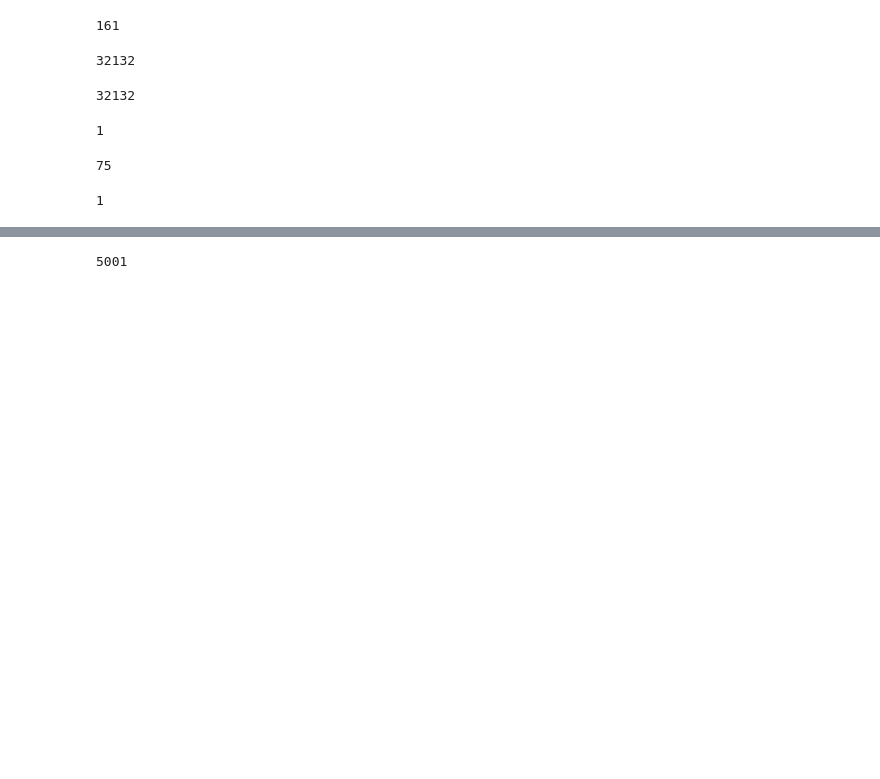
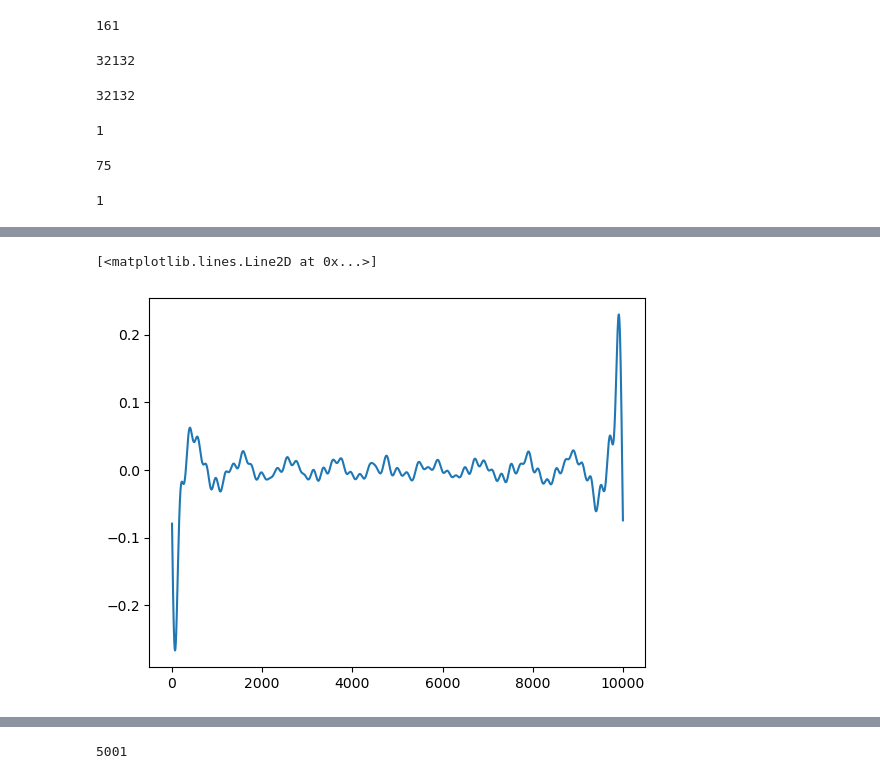
Before and after one commit to doppelgenkan/mymodules, a Jupyter notebook: new_bpfilter_try.ipynb, the cells around one changed output, grey strips where cells are left out. Drawn from its saved outputs; the diff is of its cells as text; code cells hidden in the pictures; blank space fills up the shorter version.

```diff
--- a/new_bpfilter_try.ipynb
+++ b/new_bpfilter_try.ipynb
@@ -226,0 +266,6 @@ x = np.array([i/1000+1 for i in range(10000)])
+# %%
+bpx1 = bpfilter(x, 1, 5)
+plt.plot(bpx1)
+# %% [output]
+[<matplotlib.lines.Line2D at 0x...>]
+[figure, added]
```
Also changed, not shown: parts of 13 cells of this notebook, 1 other file.
